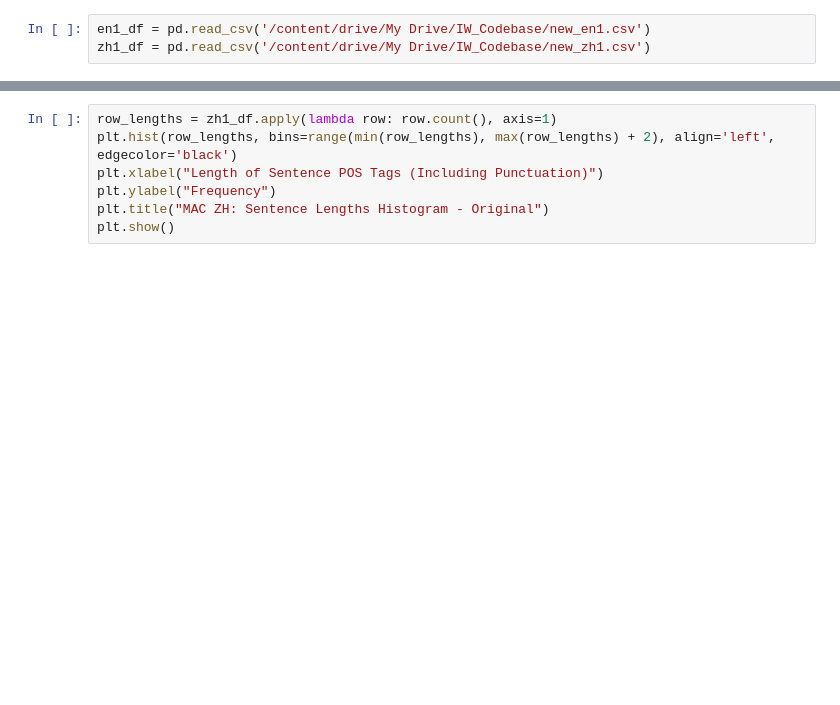
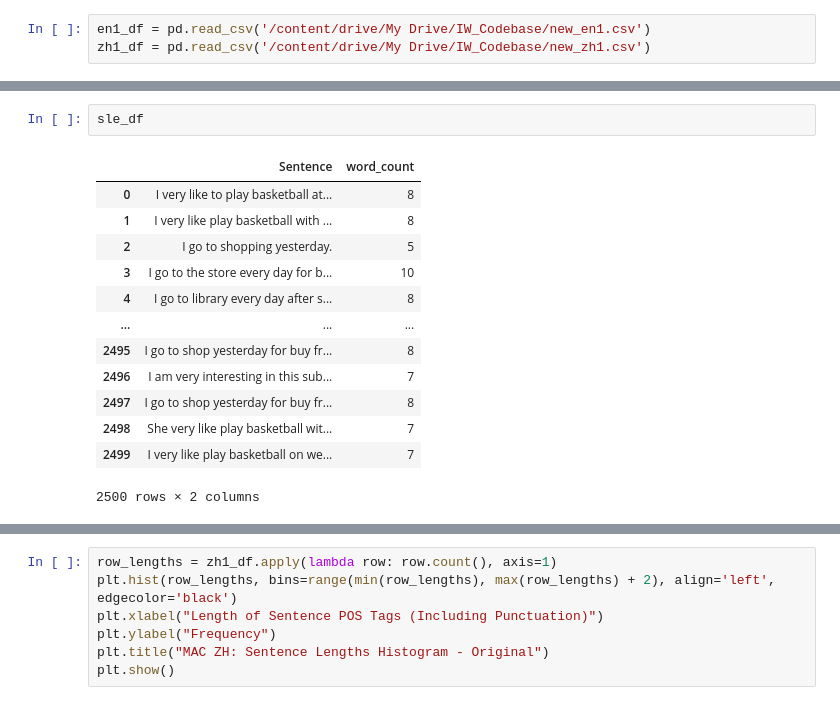
Before and after one commit to lauraahwa/iw, a Jupyter notebook: workspace.ipynb, the cells around one changed output, grey strips where cells are left out. Saved outputs shown, nothing was run; the diff lists cells and outputs as text; blank space fills up the shorter version.

```diff
--- a/workspace.ipynb
+++ b/workspace.ipynb
@@ -129,0 +211,16 @@ zh1_df = pd.read_csv('/content/drive/My Drive/IW_Codebase/new_zh1.csv')
+# %%
+sle_df
+# %% [output]
+|  | Sentence | word_count |
+| 0 | I very like to play basketball at... | 8 |
+| 1 | I very like play basketball with ... | 8 |
+| 2 | I go to shopping yesterday. | 5 |
+| 3 | I go to the store every day for b... | 10 |
+| 4 | I go to library every day after s... | 8 |
+| ... | ... | ... |
+| 2495 | I go to shop yesterday for buy fr... | 8 |
+| 2496 | I am very interesting in this sub... | 7 |
+| 2497 | I go to shop yesterday for buy fr... | 8 |
+| 2498 | She very like play basketball wit... | 7 |
+| 2499 | I very like play basketball on we... | 7 |
+2500 rows × 2 columns
```
Also changed, not shown: parts of 24 cells of this notebook, 27 other files.
